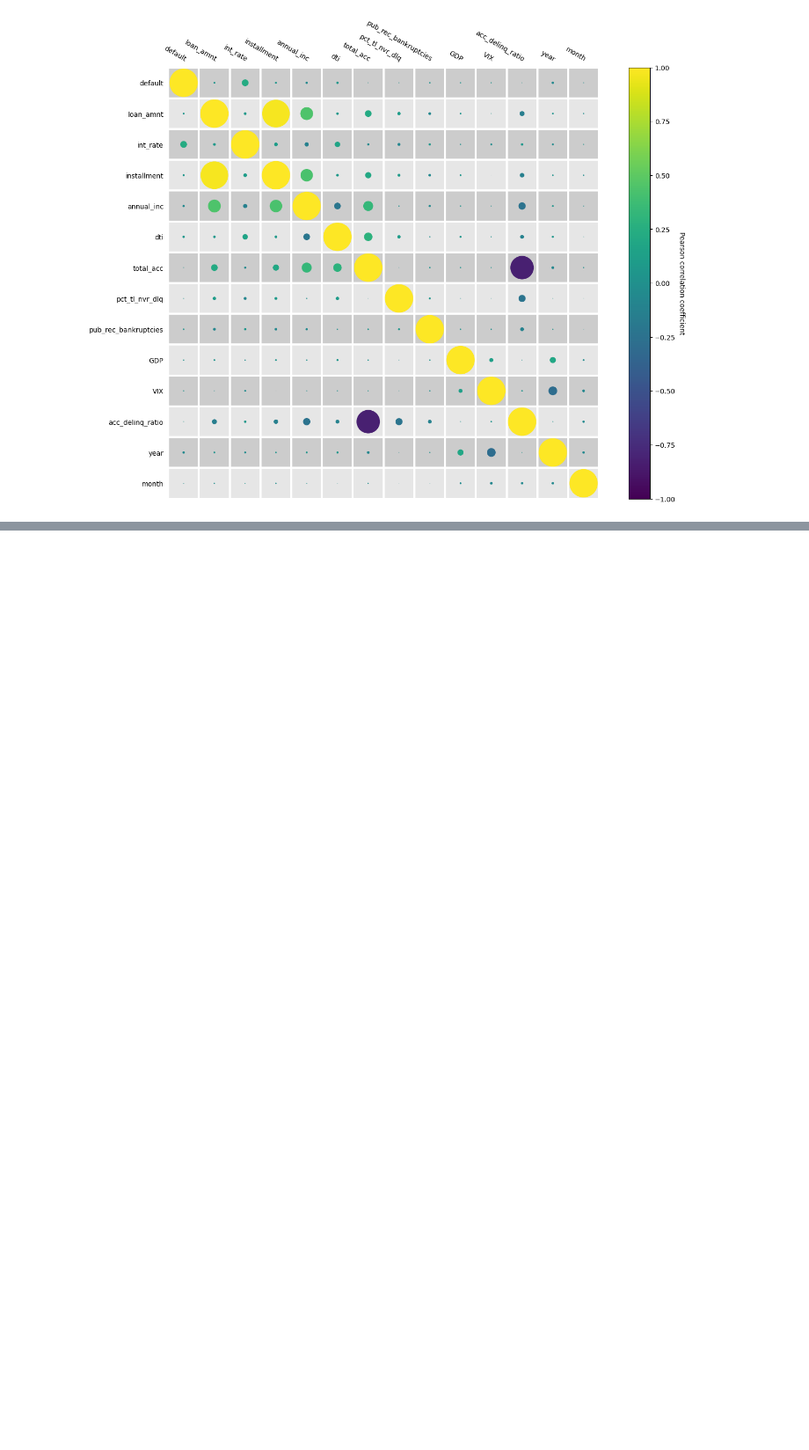
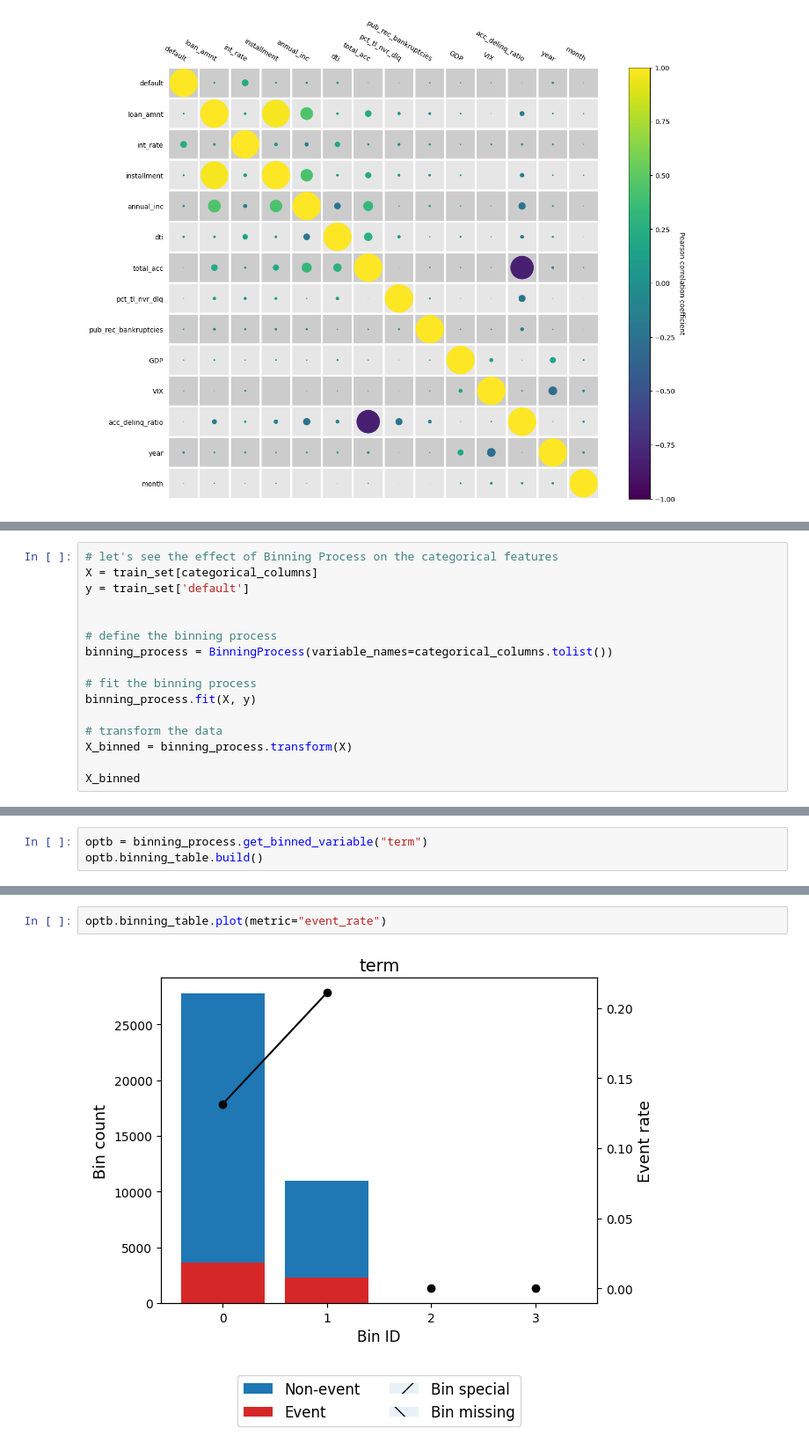
Before and after one commit to AleFax99/Automated_Portfolio_Management_for_P2P_Lending, a Jupyter notebook: PD_Prediction.ipynb, the cells around one changed output, grey strips where cells are left out. Shown at 88% size. Drawn from its saved outputs; the diff is of its cells as text; blank space fills up the shorter version.

```diff
--- a/PD_Prediction.ipynb
+++ b/PD_Prediction.ipynb
@@ -322,0 +349,16 @@ plt.show()
+# %%
+# let's see the effect of Binning Process on the categorical features
+X = train_set[categorical_columns]
+y = train_set['default']
+
+
+# define the binning process
+binning_process = BinningProcess(variable_names=categorical_columns.tolist())
+
+# fit the binning process
+binning_process.fit(X, y)
+
+# transform the data
+X_binned = binning_process.transform(X)
+
+X_binned
@@ -322,0 +404,3 @@ plt.show()
+# %%
+optb = binning_process.get_binned_variable("term")
+optb.binning_table.build()
@@ -322,0 +414,4 @@ plt.show()
+# %%
+optb.binning_table.plot(metric="event_rate")
+# %% [output]
+[figure, added]
```
Also changed, not shown: parts of 17 cells of this notebook.
